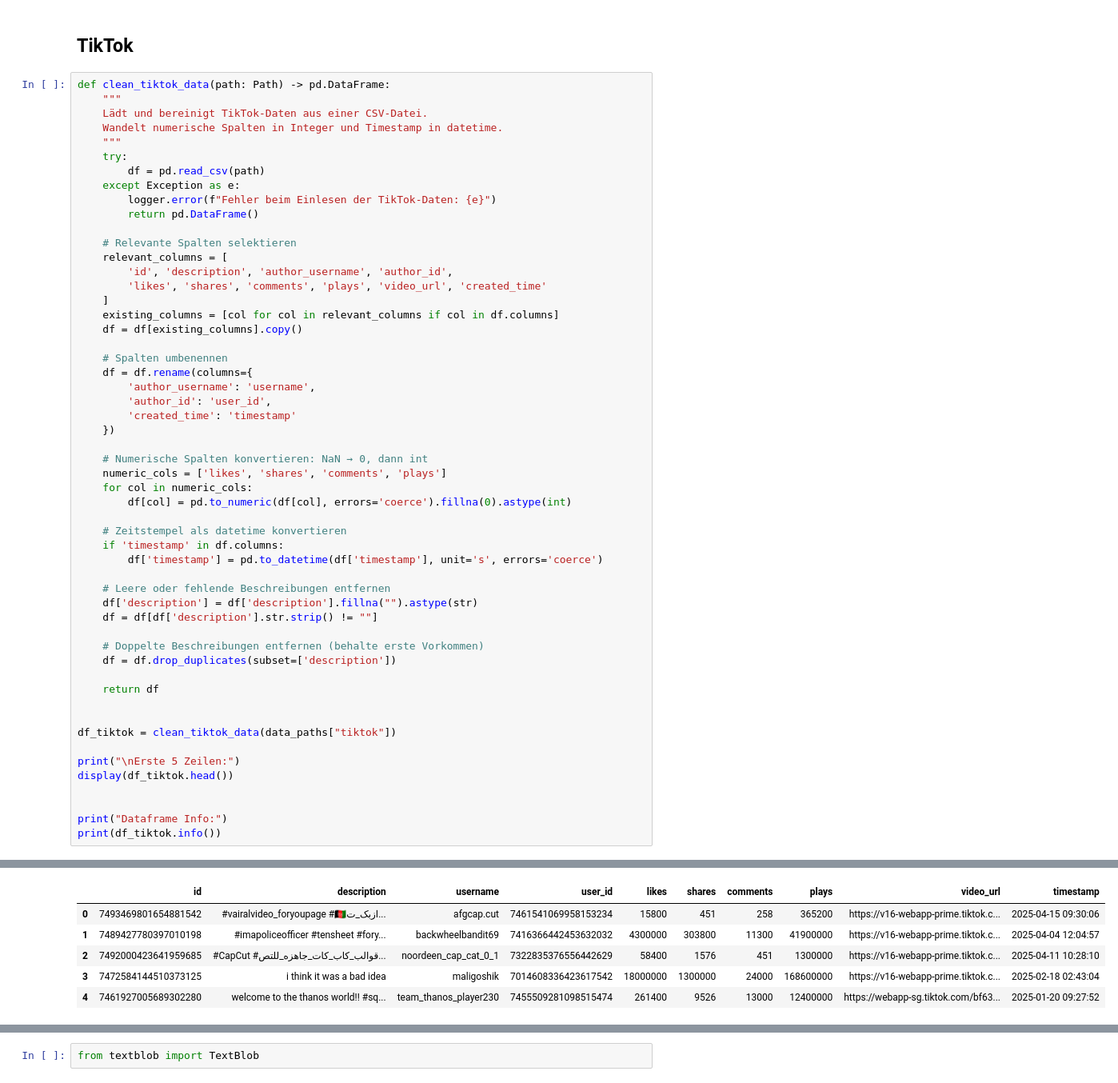
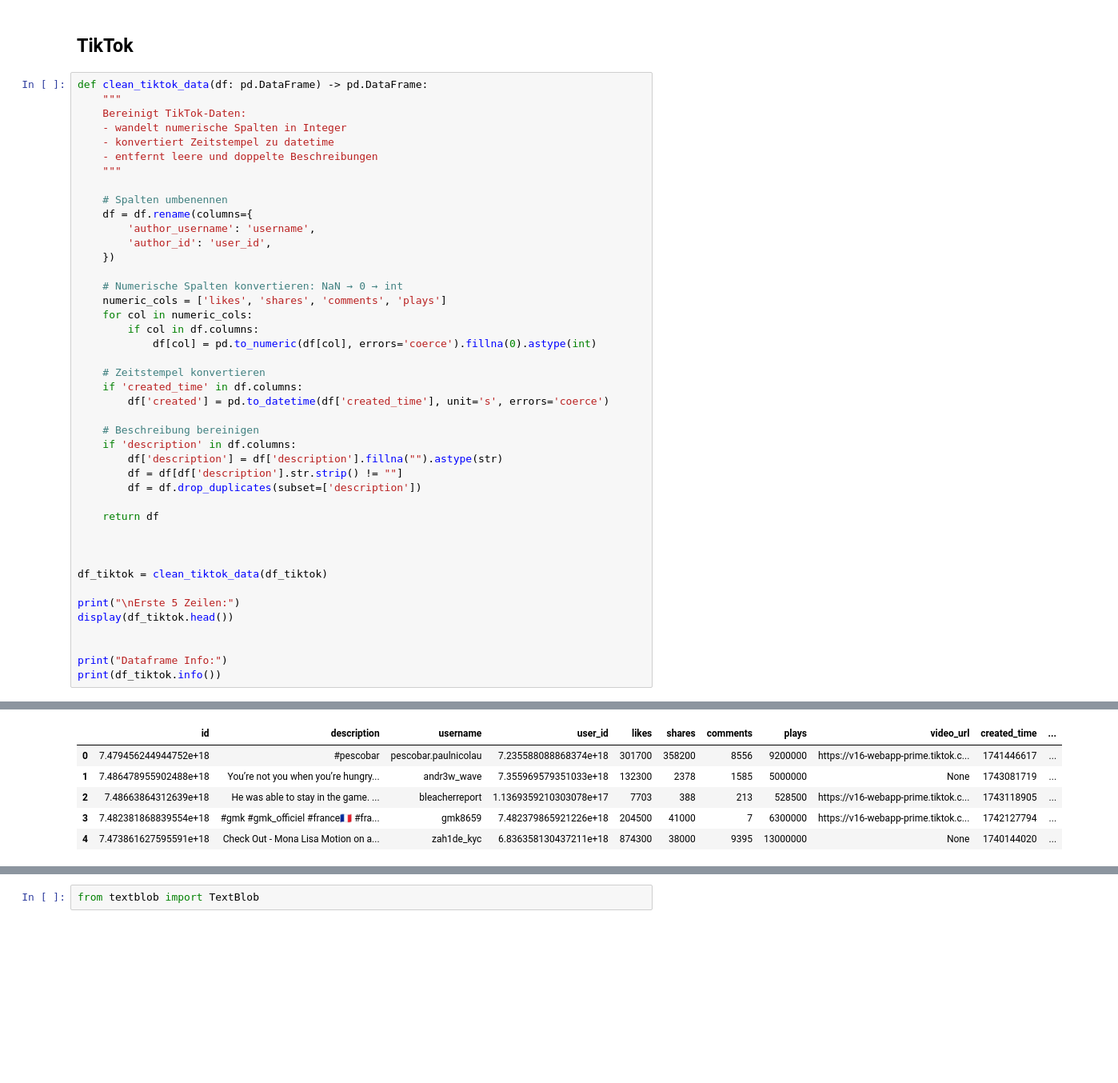
Before and after one commit to sofietheresa/TrendAnalyseSocialMedia, a Jupyter notebook: notebooks/02_preprocessing.ipynb, the cells around one changed output, grey strips where cells are left out. Shown at 80% size. Drawn from its saved outputs; the diff is of its cells as text; blank space fills up the shorter version.

```diff
--- a/notebooks/02_preprocessing.ipynb
+++ b/notebooks/02_preprocessing.ipynb
@@ -383,66 +363,55 @@ df_sorted
 # %% [markdown]
 ## TikTok
 # %%
-def clean_tiktok_data(path: Path) -> pd.DataFrame:
+def clean_tiktok_data(df: pd.DataFrame) -> pd.DataFrame:
     """
-    Lädt und bereinigt TikTok-Daten aus einer CSV-Datei.
-    Wandelt numerische Spalten in Integer und Timestamp in datetime.
+    Bereinigt TikTok-Daten:
+    - wandelt numerische Spalten in Integer
+    - konvertiert Zeitstempel zu datetime
+    - entfernt leere und doppelte Beschreibungen
     """
-    try:
-        df = pd.read_csv(path)
-    except Exception as e:
-        logger.error(f"Fehler beim Einlesen der TikTok-Daten: {e}")
-        return pd.DataFrame()
-
-    # Relevante Spalten selektieren
-    relevant_columns = [
-        'id', 'description', 'author_username', 'author_id',
-        'likes', 'shares', 'comments', 'plays', 'video_url', 'created_time'
-    ]
-    existing_columns = [col for col in relevant_columns if col in df.columns]
-    df = df[existing_columns].copy()
 
     # Spalten umbenennen
     df = df.rename(columns={
         'author_username': 'username',
         'author_id': 'user_id',
-        'created_time': 'timestamp'
     })
 
-    # Numerische Spalten konvertieren: NaN → 0, dann int
+    # Numerische Spalten konvertieren: NaN → 0 → int
     numeric_cols = ['likes', 'shares', 'comments', 'plays']
     for col in numeric_cols:
-        df[col] = pd.to_numeric(df[col], errors='coerce').fillna(0).astype(int)
+        if col in df.columns:
+            df[col] = pd.to_numeric(df[col], errors='coerce').fillna(0).astype(int)
 
-    # Zeitstempel als datetime konvertieren
-    if 'timestamp' in df.columns:
-        df['timestamp'] = pd.to_datetime(df['timestamp'], unit='s', errors='coerce')
+    # Zeitstempel konvertieren
+    if 'created_time' in df.columns:
+        df['created'] = pd.to_datetime(df['created_time'], unit='s', errors='coerce')
 
-    # Leere oder fehlende Beschreibungen entfernen
-    df['description'] = df['description'].fillna("").astype(str)
-    df = df[df['description'].str.strip() != ""]
-
-    # Doppelte Beschreibungen entfernen (behalte erste Vorkommen)
-    df = df.drop_duplicates(subset=['description'])
+    # Beschreibung bereinigen
+    if 'description' in df.columns:
+        df['description'] = df['description'].fillna("").astype(str)
+        df = df[df['description'].str.strip() != ""]
+        df = df.drop_duplicates(subset=['description'])
 
     return df
 
 
-df_tiktok = clean_tiktok_data(data_paths["tiktok"])
+
+df_tiktok = clean_tiktok_data(df_tiktok)
 
 print("\nErste 5 Zeilen:")
 display(df_tiktok.head())
 
 
 print("Dataframe Info:")
 print(df_tiktok.info())
 # %% [output]
 Erste 5 Zeilen:
-|  | id | description | username | user_id | likes | shares | comments | plays | video_url | timestamp |
-| 0 | 7493469801654881542 | #vairalvideo_foryoupage #🇦🇫ازبک_ت... | afgcap.cut | 7461541069958153234 | 15800 | 451 | 258 | 365200 | https://v16-webapp-prime.tiktok.c... | 2025-04-15 09:30:06 |
-| 1 | 7489427780397010198 | #imapoliceofficer #tensheet #fory... | backwheelbandit69 | 7416366442453632032 | 4300000 | 303800 | 11300 | 41900000 | https://v16-webapp-prime.tiktok.c... | 2025-04-04 12:04:57 |
-| 2 | 7492000423641959685 | #CapCut #قوالب_كاب_كات_جاهزه_للتص... | noordeen_cap_cat_0_1 | 7322835376556442629 | 58400 | 1576 | 451 | 1300000 | https://v16-webapp-prime.tiktok.c... | 2025-04-11 10:28:10 |
-| 3 | 7472584144510373125 | i think it was a bad idea | maligoshik | 7014608336423617542 | 18000000 | 1300000 | 24000 | 168600000 | https://v16-webapp-prime.tiktok.c... | 2025-02-18 02:43:04 |
-| 4 | 7461927005689302280 | welcome to the thanos world!! #sq... | team_thanos_player230 | 7455509281098515474 | 261400 | 9526 | 13000 | 12400000 | https://webapp-sg.tiktok.com/bf63... | 2025-01-20 09:27:52 |
+|  | id | description | username | user_id | likes | shares | comments | plays | video_url | created_time | ... |
+| 0 | 7.479456244944752e+18 | #pescobar | pescobar.paulnicolau | 7.235588088868374e+18 | 301700 | 358200 | 8556 | 9200000 | https://v16-webapp-prime.tiktok.c... | 1741446617 | ... |
+| 1 | 7.486478955902488e+18 | You’re not you when you’re hungry... | andr3w_wave | 7.355969579351033e+18 | 132300 | 2378 | 1585 | 5000000 | None | 1743081719 | ... |
+| 2 | 7.48663864312639e+18 | He was able to stay in the game. ... | bleacherreport | 1.1369359210303078e+17 | 7703 | 388 | 213 | 528500 | https://v16-webapp-prime.tiktok.c... | 1743118905 | ... |
+| 3 | 7.482381868839554e+18 | #gmk #gmk_officiel #france🇫🇷 #fra... | gmk8659 | 7.482379865921226e+18 | 204500 | 41000 | 7 | 6300000 | https://v16-webapp-prime.tiktok.c... | 1742127794 | ... |
+| 4 | 7.473861627595591e+18 | Check Out - Mona Lisa Motion on a... | zah1de_kyc | 6.836358130437211e+18 | 874300 | 38000 | 9395 | 13000000 | None | 1740144020 | ... |
 Dataframe Info:
 <class 'pandas.core.frame.DataFrame'>
```
Also changed, not shown: parts of 21 cells of this notebook, 9 other files.
